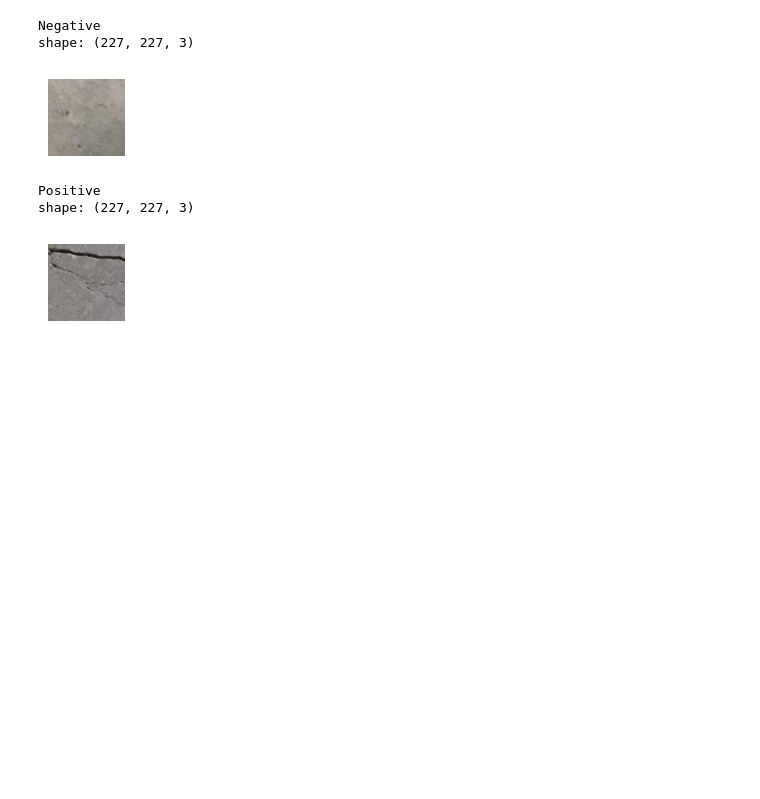
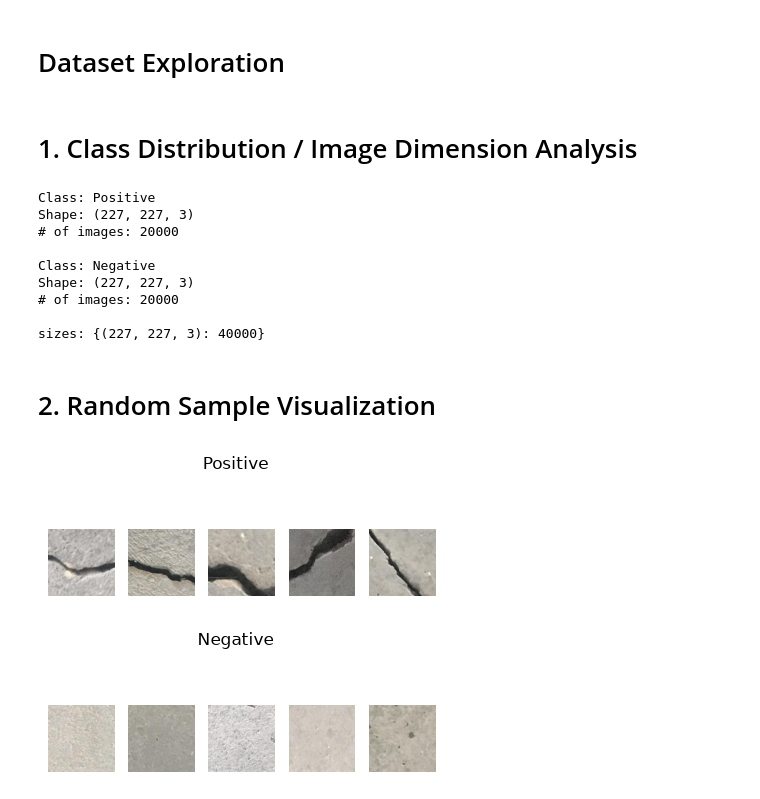
Before and after one commit to bravemeow/defect-detection, a Jupyter notebook: notebooks/01_dataset_exploration.ipynb, the cells around one changed output. Saved outputs shown, nothing was run; the diff lists cells and outputs as text; code cells hidden in the pictures; blank space fills up the shorter version.

Commit message:
feat: add exploratory data analysis notebook

```diff
--- a/notebooks/01_dataset_exploration.ipynb
+++ b/notebooks/01_dataset_exploration.ipynb
@@ -1,2 +1,4 @@
+# %% [markdown]
+# Dataset Exploration
 # %%
 from pathlib import Path
@@ -6,22 +17,47 @@ DATA_DIR = ROOT_DIR / "data" / "raw" / "surface-crack"
+# %% [markdown]
+# 1. Class Distribution / Image Dimension Analysis
 # %%
-import matplotlib.pyplot as plt
-import cv2
+sizes = {}
 
-for dir_name in DATA_DIR.iterdir():
-    images = list(dir_name.glob("*.jpg"))
-    image = cv2.imread(str(images[-1]))
+for label, paths in image_paths.items():
+    first_image = cv2.imread(str(paths[0]))
 
-    print(dir_name.name)
-    print("shape:", image.shape)
+    print("Class:", label)
+    print("Shape:", first_image.shape)
+    print("# of images:", len(paths), end="\n\n")
 
-    plt.figure(figsize=(1,1))
-    plt.imshow(cv2.cvtColor(image, cv2.COLOR_BGR2RGB))
-    plt.axis("off")
-    plt.show()
+    for path in paths:
+        img = cv2.imread(str(path))
+        if img is not None:
+            sizes[img.shape] = sizes.get(img.shape, 0) + 1
+print("sizes:", sizes)
 # %% [output]
-Negative
-shape: (227, 227, 3)
+Class: Positive
+Shape: (227, 227, 3)
+# of images: 20000
+
+Class: Negative
+Shape: (227, 227, 3)
+# of images: 20000
+
+sizes: {(227, 227, 3): 40000}
-[figure, removed]
-Positive
-shape: (227, 227, 3)
-[figure, removed]
+# %% [markdown]
+# 2. Random Sample Visualization
+# %%
+for label, paths in image_paths.items():
+    rand_paths = random.sample(paths, 5)
+
+    plt.figure(figsize=(5,5))
+
+    for i, img_path in enumerate(rand_paths):
+        image = cv2.imread(str(img_path))
+
+        plt.subplot(3, 5, i+1)
+        plt.imshow(cv2.cvtColor(image, cv2.COLOR_BGR2RGB))
+        plt.axis("off")
+
+    plt.suptitle(label)
+    plt.show()
+# %% [output]
+[figure, added]
+[figure, added]
```
Also changed, not shown: parts of 12 cells of this notebook, 2 other files.
